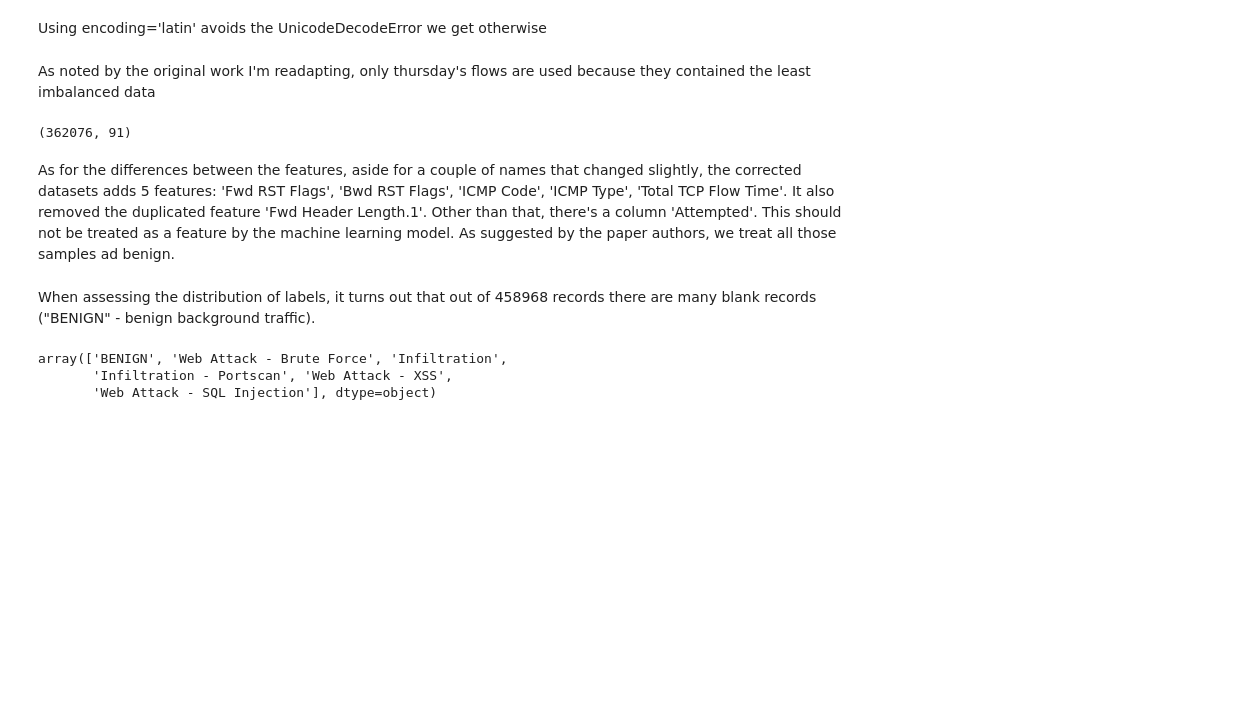
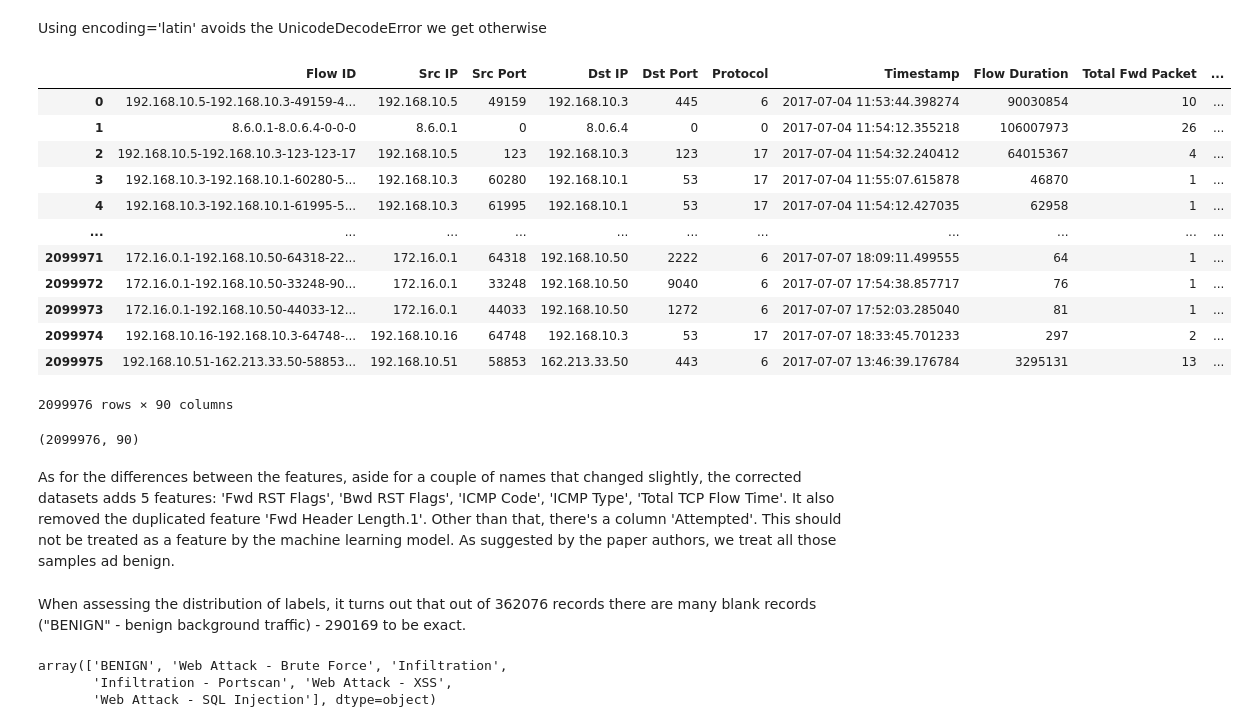
Before and after one commit to parmigggiana/ml-ids, a Jupyter notebook: IDS_CICIDS2017.ipynb, the cells around one changed output. Drawn from its saved outputs; the diff is of its cells as text; code cells hidden in the pictures; blank space fills up the shorter version.

```diff
--- a/IDS_CICIDS2017.ipynb
+++ b/IDS_CICIDS2017.ipynb
@@ -58,9 +38,29 @@ df = pd.read_csv('thursday.csv', encoding='latin')
-# %% [markdown]
-As noted by the original work I'm readapting, only thursday's flows are used because they contained the least imbalanced data
+# %%
+from pathlib import Path
+li = []
+for filename in Path('.').glob('*.csv'):
+  li.append(pd.read_csv(filename, index_col=0, encoding='latin'))
+df = pd.concat(li, axis=0, ignore_index=True)
+# %%
+df
+# %% [output]
+|  | Flow ID | Src IP | Src Port | Dst IP | Dst Port | Protocol | Timestamp | Flow Duration | Total Fwd Packet | ... |
+| 0 | 192.168.10.5-192.168.10.3-49159-4... | 192.168.10.5 | 49159 | 192.168.10.3 | 445 | 6 | 2017-07-04 11:53:44.398274 | 90030854 | 10 | ... |
+| 1 | 8.6.0.1-8.0.6.4-0-0-0 | 8.6.0.1 | 0 | 8.0.6.4 | 0 | 0 | 2017-07-04 11:54:12.355218 | 106007973 | 26 | ... |
+| 2 | 192.168.10.5-192.168.10.3-123-123-17 | 192.168.10.5 | 123 | 192.168.10.3 | 123 | 17 | 2017-07-04 11:54:32.240412 | 64015367 | 4 | ... |
+| 3 | 192.168.10.3-192.168.10.1-60280-5... | 192.168.10.3 | 60280 | 192.168.10.1 | 53 | 17 | 2017-07-04 11:55:07.615878 | 46870 | 1 | ... |
+| 4 | 192.168.10.3-192.168.10.1-61995-5... | 192.168.10.3 | 61995 | 192.168.10.1 | 53 | 17 | 2017-07-04 11:54:12.427035 | 62958 | 1 | ... |
+| ... | ... | ... | ... | ... | ... | ... | ... | ... | ... | ... |
+| 2099971 | 172.16.0.1-192.168.10.50-64318-22... | 172.16.0.1 | 64318 | 192.168.10.50 | 2222 | 6 | 2017-07-07 18:09:11.499555 | 64 | 1 | ... |
+| 2099972 | 172.16.0.1-192.168.10.50-33248-90... | 172.16.0.1 | 33248 | 192.168.10.50 | 9040 | 6 | 2017-07-07 17:54:38.857717 | 76 | 1 | ... |
+| 2099973 | 172.16.0.1-192.168.10.50-44033-12... | 172.16.0.1 | 44033 | 192.168.10.50 | 1272 | 6 | 2017-07-07 17:52:03.285040 | 81 | 1 | ... |
+| 2099974 | 192.168.10.16-192.168.10.3-64748-... | 192.168.10.16 | 64748 | 192.168.10.3 | 53 | 17 | 2017-07-07 18:33:45.701233 | 297 | 2 | ... |
+| 2099975 | 192.168.10.51-162.213.33.50-58853... | 192.168.10.51 | 58853 | 162.213.33.50 | 443 | 6 | 2017-07-07 13:46:39.176784 | 3295131 | 13 | ... |
+2099976 rows × 90 columns
 # %%
 df.shape
 # %% [output]
-(362076, 91)
+(2099976, 90)
 # %% [markdown]
 As for the differences between the features, aside for a couple of names that changed slightly, the corrected datasets adds 5 features: 'Fwd RST Flags', 'Bwd RST Flags', 'ICMP Code', 'ICMP Type', 'Total TCP Flow Time'. It also removed the duplicated feature 'Fwd Header Length.1'.
 Other than that, there's a column 'Attempted'. This should not be treated as a feature by the machine learning model. As suggested by the paper authors, we treat all those samples ad benign.
@@ -74,5 +75,5 @@ df = df.apply(clean_attempted, axis=1) # apply function to each row
 # %% [markdown]
-When assessing the distribution of labels, it turns out that out of 458968 records there are many blank records ("BENIGN" - benign background traffic).
+When assessing the distribution of labels, it turns out that out of 362076 records there are many blank records ("BENIGN" - benign background traffic) - 290169 to be exact.
 # %%
 df['Label'].unique()
 # %% [output]
```
Also changed, not shown: parts of 63 cells of this notebook.
